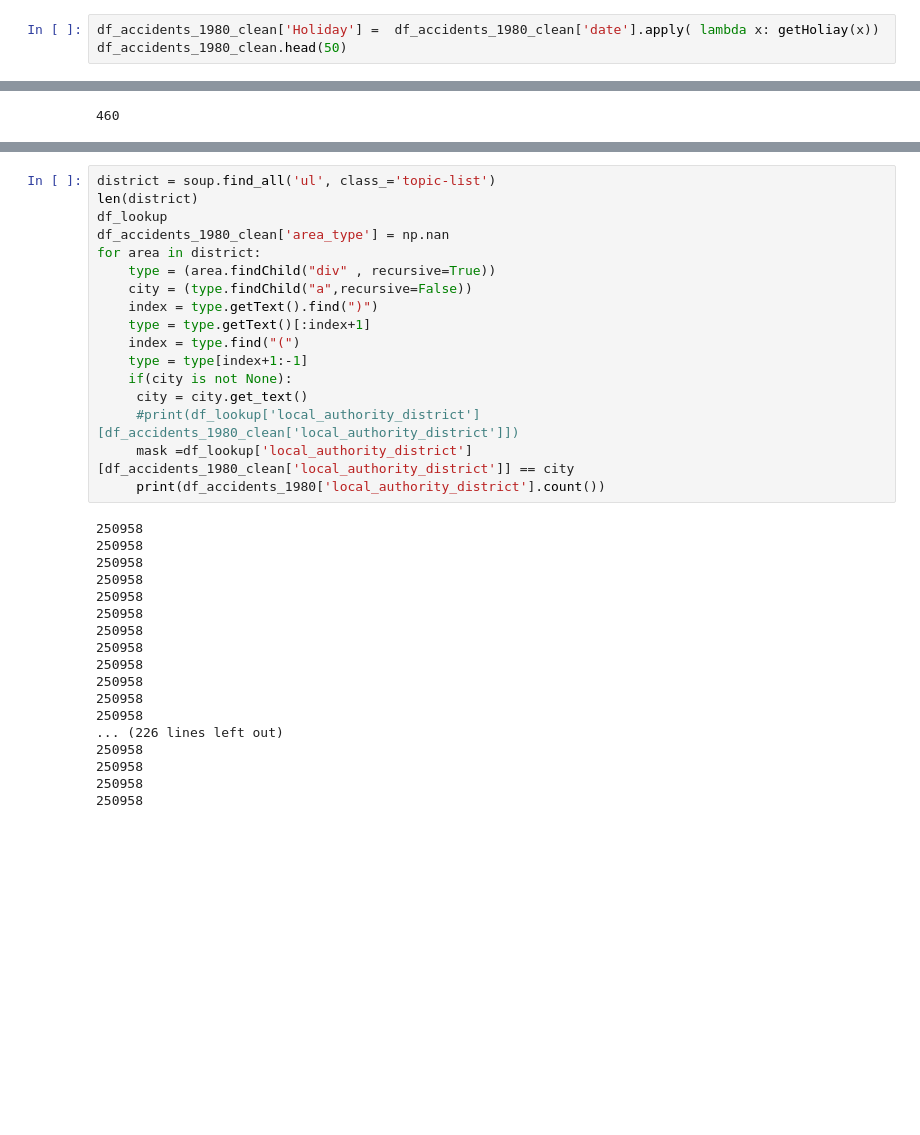
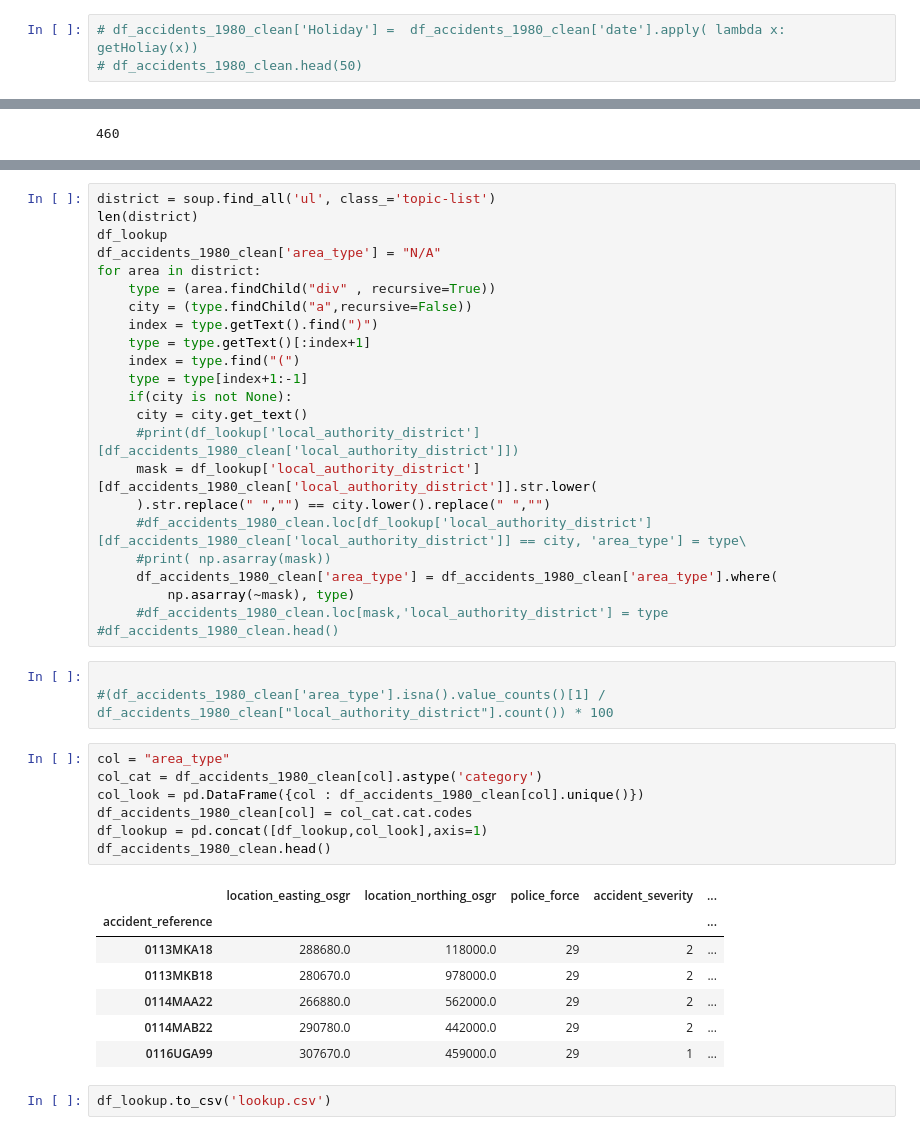
Before and after one commit to YoussefAswad/de-project, a Jupyter notebook: Milestone 1 template.ipynb, the cells around one changed output, grey strips where cells are left out. Saved outputs shown, nothing was run; the diff lists cells and outputs as text; blank space fills up the shorter version.

```diff
--- a/Milestone 1 template.ipynb
+++ b/Milestone 1 template.ipynb
@@ -970,3 +893,3 @@ array([[datetime.datetime(1980, 1, 1, 0, 0), "New Year's Day"],
 # %%
-df_accidents_1980_clean['Holiday'] =  df_accidents_1980_clean['date'].apply( lambda x: getHoliay(x))
-df_accidents_1980_clean.head(50)
+# df_accidents_1980_clean['Holiday'] =  df_accidents_1980_clean['date'].apply( lambda x: getHoliay(x))
+# df_accidents_1980_clean.head(50)
@@ -1043,7 +929,7 @@ soup
 district = soup.find_all('ul', class_='topic-list')
 len(district)
 df_lookup
-df_accidents_1980_clean['area_type'] = np.nan
+df_accidents_1980_clean['area_type'] = "N/A"
 for area in district:
     type = (area.findChild("div" , recursive=True))
     city = (type.findChild("a",recursive=False))
@@ -1054,23 +940,31 @@ for area in district:
     if(city is not None):
      city = city.get_text()
      #print(df_lookup['local_authority_district'][df_accidents_1980_clean['local_authority_district']])
-     mask =df_lookup['local_authority_district'][df_accidents_1980_clean['local_authority_district']] == city
-     print(df_accidents_1980['local_authority_district'].count())
+     mask = df_lookup['local_authority_district'][df_accidents_1980_clean['local_authority_district']].str.lower(
+     ).str.replace(" ","") == city.lower().replace(" ","")
+     #df_accidents_1980_clean.loc[df_lookup['local_authority_district'] [df_accidents_1980_clean['local_authority_district']] == city, 'area_type'] = type\
+     #print( np.asarray(mask))
+     df_accidents_1980_clean['area_type'] = df_accidents_1980_clean['area_type'].where(
+         np.asarray(~mask), type)
+     #df_accidents_1980_clean.loc[mask,'local_authority_district'] = type
+#df_accidents_1980_clean.head()
-# %% [output]
-250958
-250958
-250958
-250958
-250958
-250958
-250958
-250958
-250958
-250958
-250958
-250958
-... (226 lines left out)
-250958
-250958
-250958
-250958
+# %%
+
+#(df_accidents_1980_clean['area_type'].isna().value_counts()[1] / df_accidents_1980_clean["local_authority_district"].count()) * 100
+# %%
+col = "area_type"
+col_cat = df_accidents_1980_clean[col].astype('category')
+col_look = pd.DataFrame({col : df_accidents_1980_clean[col].unique()})
+df_accidents_1980_clean[col] = col_cat.cat.codes
+df_lookup = pd.concat([df_lookup,col_look],axis=1)
+df_accidents_1980_clean.head()
+# %% [output]
+|  | location_easting_osgr | location_northing_osgr | police_force | accident_severity | ... |
+| accident_reference |  |  |  |  | ... |
+| 0113MKA18 | 288680.0 | 118000.0 | 29 | 2 | ... |
+| 0113MKB18 | 280670.0 | 978000.0 | 29 | 2 | ... |
+| 0114MAA22 | 266880.0 | 562000.0 | 29 | 2 | ... |
+| 0114MAB22 | 290780.0 | 442000.0 | 29 | 2 | ... |
+| 0116UGA99 | 307670.0 | 459000.0 | 29 | 1 | ... |
+# %%
+df_lookup.to_csv('lookup.csv')
```
Also changed, not shown: parts of 11 cells of this notebook, 1 other file.
